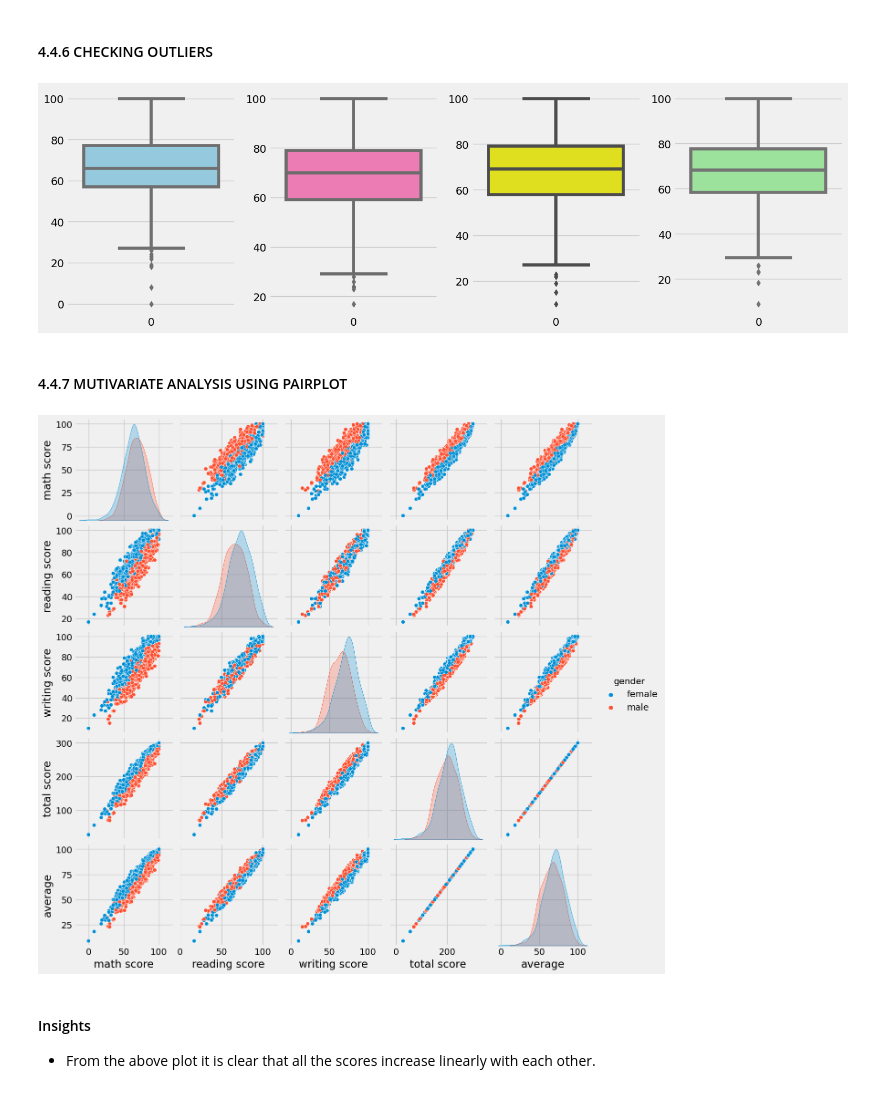
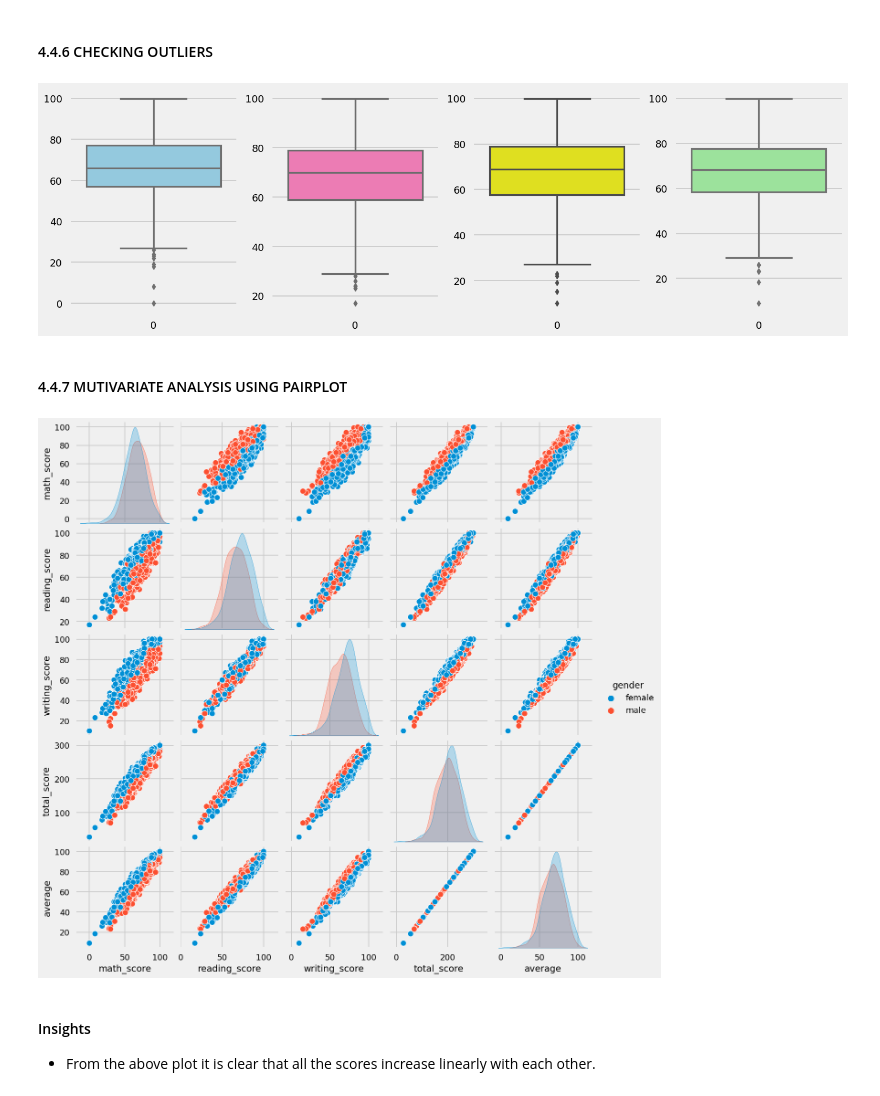
Before and after one commit to thanseefpp/StudentsPerformanceAnalysis, a Jupyter notebook: notebooks/EDA_STUDENT_PERFORMANCE.ipynb, the cells around one changed output. Drawn from its saved outputs; the diff is of its cells as text; code cells hidden in the pictures.

```diff
--- a/notebooks/EDA_STUDENT_PERFORMANCE.ipynb
+++ b/notebooks/EDA_STUDENT_PERFORMANCE.ipynb
@@ -32,7 +32,7 @@ warnings.filterwarnings('ignore')
 # %% [markdown]
 #### Import the CSV Data as Pandas DataFrame
 # %%
-df = pd.read_csv('dataset/StudentsPerformance.csv')
+df = pd.read_csv('dataset/students.csv')
 # %% [markdown]
 #### Show Top 5 Records
 # %%
@@ -200,7 +200,7 @@ df.head(2)
 # %% [markdown]
 ### 3.8 Adding columns for "Total Score" and "Average"
 # %%
-df['total score'] = df['math score'] + df['reading score'] + df['writing score']
-df['average'] = df['total score']/3
+df['total_score'] = df['math_score'] + df['reading_score'] + df['writing_score']
+df['average'] = df['total_score']/3
 df.head()
 # %% [output]
@@ -617,23 +622,23 @@ sns.barplot (x=df['lunch'], y=df['writing score'], hue=df['test preparation cour
 # %%
 plt.subplots(1,4,figsize=(16,5))
 plt.subplot(141)
-sns.boxplot(df['math score'],color='skyblue')
+sns.boxplot(df['math_score'],color='skyblue')
 plt.subplot(142)
-sns.boxplot(df['reading score'],color='hotpink')
+sns.boxplot(df['reading_score'],color='hotpink')
 plt.subplot(143)
-sns.boxplot(df['writing score'],color='yellow')
+sns.boxplot(df['writing_score'],color='yellow')
 plt.subplot(144)
 sns.boxplot(df['average'],color='lightgreen')
 plt.show()
 # %% [output]
-[figure, old version]
+[figure, new version]
 # %% [markdown]
 #### 4.4.7 MUTIVARIATE ANALYSIS USING PAIRPLOT
 # %%
 sns.pairplot(df,hue = 'gender')
 plt.show()
 # %% [output]
-[figure, old version]
+[figure, new version]
 # %% [markdown]
 #### Insights
 - From the above plot it is clear that all the scores increase linearly with each other.
```
Also changed, not shown: parts of 27 cells of this notebook, 10 other files.
